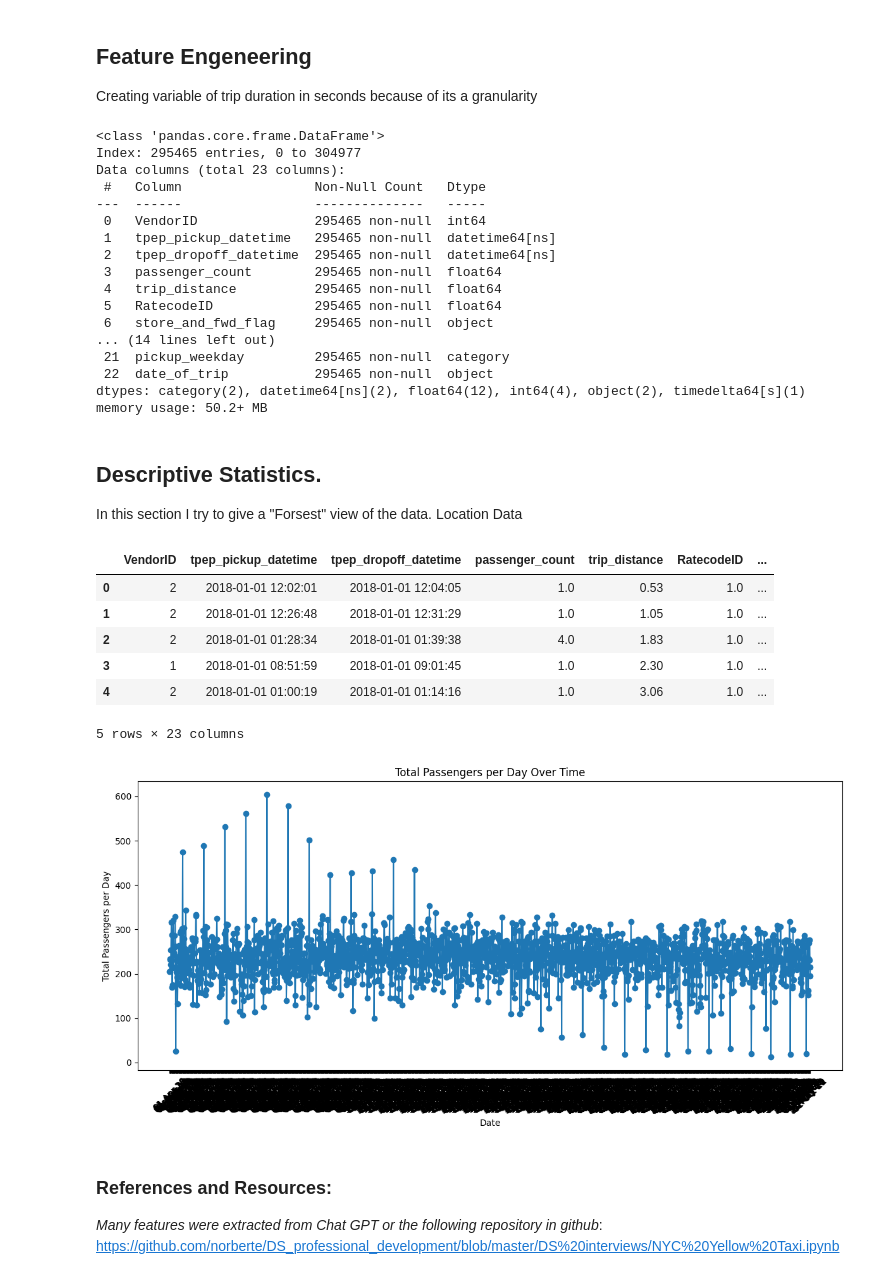
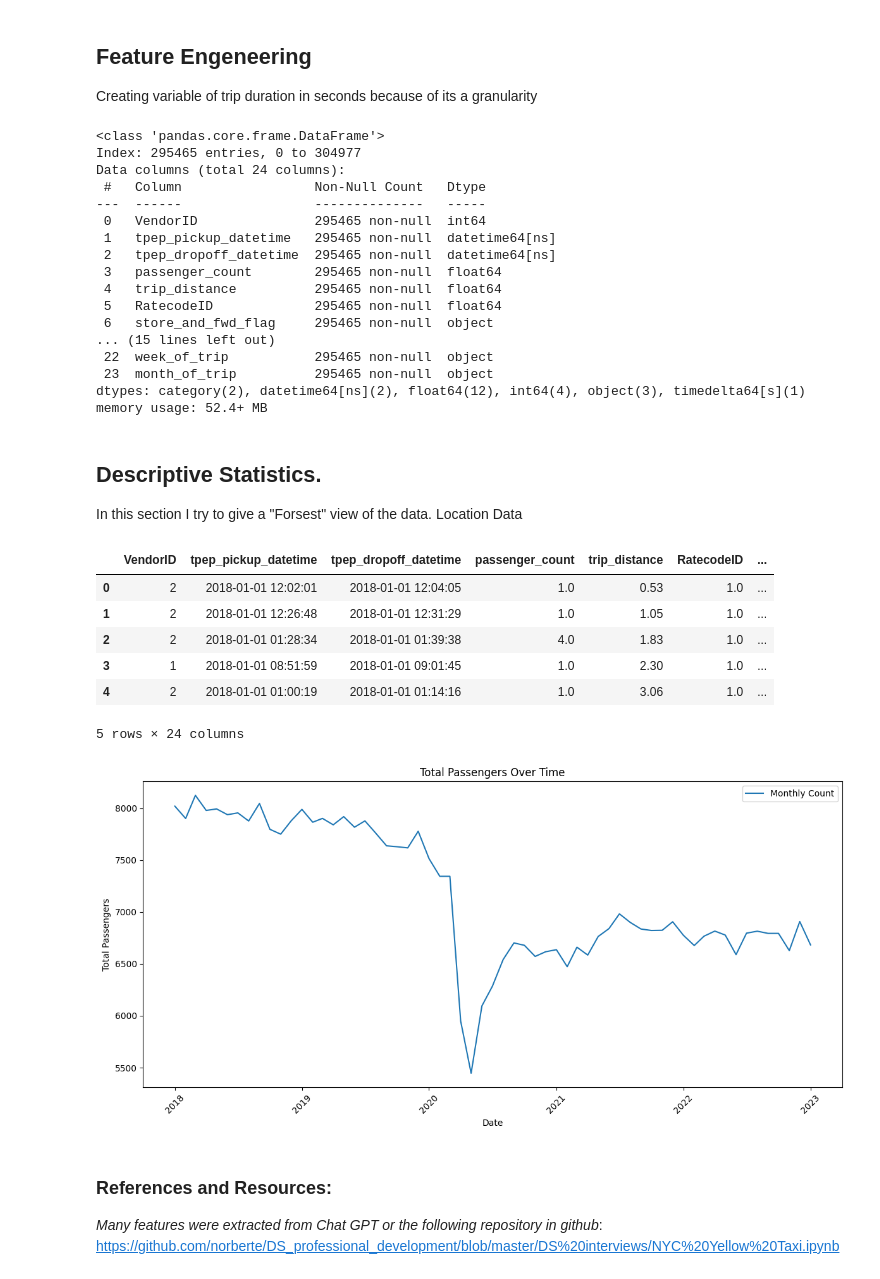
Before and after one commit to BenjaminDupre/taxi_data_task, a Jupyter notebook: taxi_data.ipynb, the cells around one changed output. Saved outputs shown, nothing was run; the diff lists cells and outputs as text; code cells hidden in the pictures.

Commit message:
month graph

```diff
--- a/taxi_data.ipynb
+++ b/taxi_data.ipynb
@@ -148,13 +148,14 @@ df_ny['daytime_flag'] = pd.Categorical(df_ny['daytime_flag'])
 df_ny["pickup_weekday"] = df_ny["tpep_pickup_datetime"].dt.dayofweek
 df_ny["pickup_weekday"] = pd.Categorical(df_ny["pickup_weekday"] )
 # %%
-df_ny["date_of_trip"] = df_ny["tpep_pickup_datetime"].dt.strftime('%d-%b-%y')
+df_ny["week_of_trip"] = df_ny["tpep_pickup_datetime"].dt.strftime('%U-%y')
+df_ny["month_of_trip"] = df_ny["tpep_pickup_datetime"].dt.strftime('%b-%y')
 # %%
 df_ny.info()
 # %% [output]
 <class 'pandas.core.frame.DataFrame'>
 Index: 295465 entries, 0 to 304977
-Data columns (total 23 columns):
+Data columns (total 24 columns):
  #   Column                 Non-Null Count   Dtype
 ---  ------                 --------------   -----
  0   VendorID               295465 non-null  int64
@@ -164,11 +165,11 @@ Data columns (total 23 columns):
  4   trip_distance          295465 non-null  float64
  5   RatecodeID             295465 non-null  float64
  6   store_and_fwd_flag     295465 non-null  object
-... (14 lines left out)
- 21  pickup_weekday         295465 non-null  category
- 22  date_of_trip           295465 non-null  object
-dtypes: category(2), datetime64[ns](2), float64(12), int64(4), object(2), timedelta64[s](1)
-memory usage: 50.2+ MB
+... (15 lines left out)
+ 22  week_of_trip           295465 non-null  object
+ 23  month_of_trip          295465 non-null  object
+dtypes: category(2), datetime64[ns](2), float64(12), int64(4), object(3), timedelta64[s](1)
+memory usage: 52.4+ MB
 # %% [markdown]
 ## Descriptive Statistics.
 In this section I try to give a "Forsest" view of the data.
@@ -182,29 +183,36 @@ df_ny.head()
 | 2 | 2 | 2018-01-01 01:28:34 | 2018-01-01 01:39:38 | 4.0 | 1.83 | 1.0 | ... |
 | 3 | 1 | 2018-01-01 08:51:59 | 2018-01-01 09:01:45 | 1.0 | 2.30 | 1.0 | ... |
 | 4 | 2 | 2018-01-01 01:00:19 | 2018-01-01 01:14:16 | 1.0 | 3.06 | 1.0 | ... |
-5 rows × 23 columns
+5 rows × 24 columns
 # %%
 #Group by the formatted_pickup_date and sum the passenger_count
-daily_passenger_count = df_ny.groupby('date_of_trip')['passenger_count'].sum().reset_index()
+#weekly_passenger_count = df_ny.groupby('week_of_trip')['passenger_count'].sum().reset_index()
+#weekly_passenger_count['week_of_trip'] = pd.to_datetime(weekly_passenger_count['week_of_trip'], format='%d-%U-%y')
+#weekly_passenger_count.sort_values(by='week_of_trip', inplace=True)
+
+monthly_passanger_count = df_ny.groupby('month_of_trip')['passenger_count'].sum().reset_index()
+monthly_passanger_count['month_of_trip'] = pd.to_datetime(monthly_passanger_count['month_of_trip'], format='%b-%y')
+monthly_passanger_count.sort_values(by='month_of_trip', inplace=True)
 # Create a figure and axis
 fig, ax = plt.subplots(figsize=(12, 6))
 
 # Plot the time series data
-ax.plot(daily_passenger_count['date_of_trip'], daily_passenger_count['passenger_count'], marker='o', linestyle='-')
-
+#ax.plot(weekly_passenger_count['week_of_trip'], weekly_passenger_count['passenger_count'], linestyle='-', label='Weekly Count')
+ax.plot(monthly_passanger_count['month_of_trip'], monthly_passanger_count['passenger_count'], label='Monthly Count')
 # Set labels and title
 ax.set_xlabel('Date')
-ax.set_ylabel('Total Passengers per Day')
-ax.set_title('Total Passengers per Day Over Time')
+ax.set_ylabel('Total Passengers')
+ax.set_title('Total Passengers Over Time')
 
 # Rotate x-axis labels for better readability (optional)
 plt.xticks(rotation=45)
 
 # Show the plot
 plt.tight_layout()
+ax.legend()
 plt.show()
 # %% [output]
-[figure, old version]
+[figure, new version]
 # %% [markdown]
 ### References and Resources:
 *Many features were extracted from Chat GPT or the following repository in github*:
```
